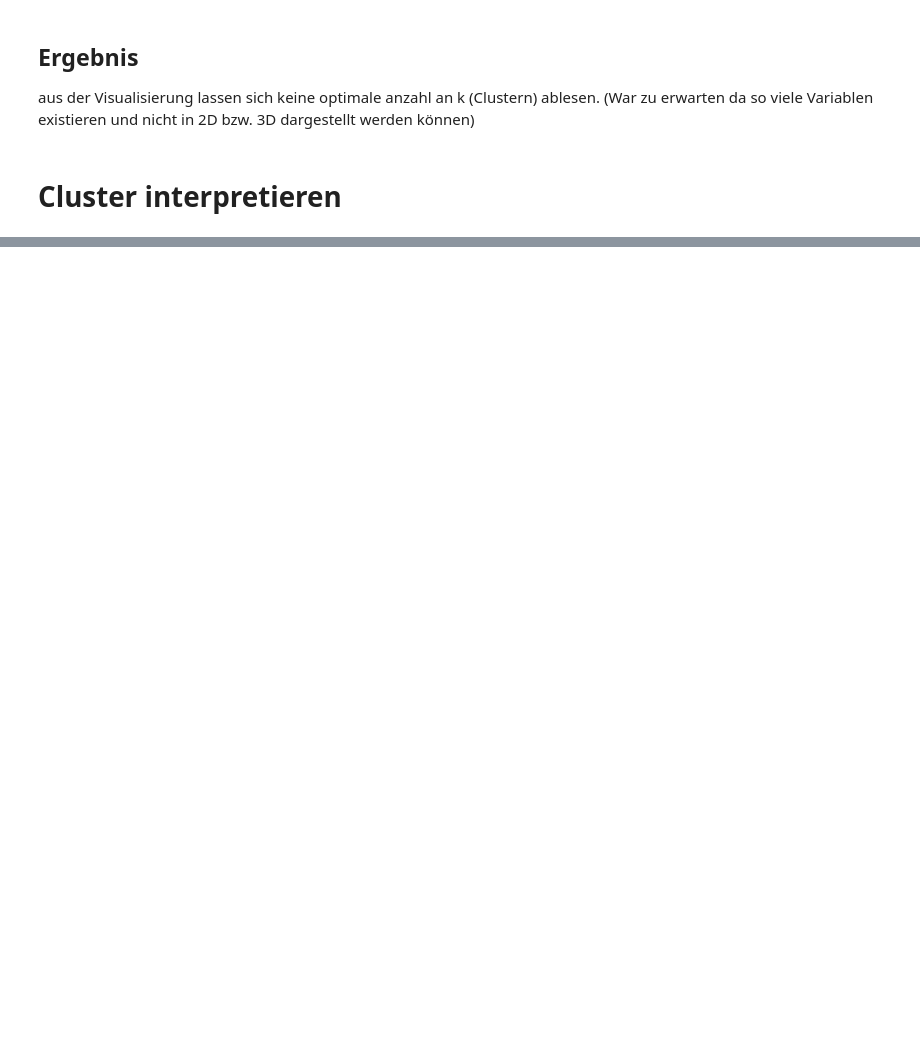
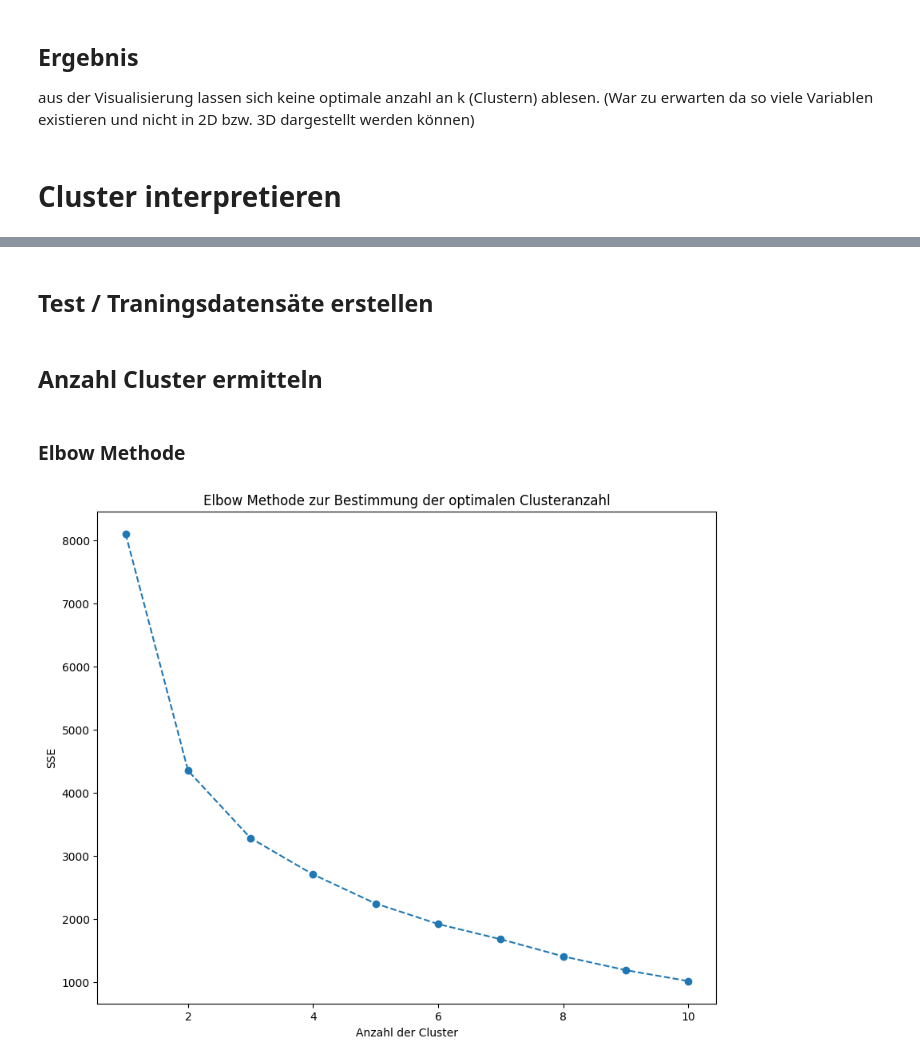
Before and after one commit to Jakob-Krey/GitShit, a Jupyter notebook: HA2_Clustering.ipynb, the cells around one changed output, grey strips where cells are left out. Cells and saved outputs as stored; diff of their text form; code cells hidden in the pictures; blank space fills up the shorter version.

```diff
--- a/HA2_Clustering.ipynb
+++ b/HA2_Clustering.ipynb
@@ -428,0 +417,51 @@ Sobald Sie diese Informationen haben, können Sie die Eigenschaften der Beobacht
+# %% [markdown]
+## Test / Traningsdatensäte erstellen
+# %%
+# Angenommen, 'X' sind Ihre Features und 'y' sind Ihre Labels.
+# Diese sollten durch Ihren tatsächlichen DataFrame ersetzt werden.
+# 'X' könnte beispielsweise alle Spalten außer der Zielvariable enthalten,
+# und 'y' könnte nur die Zielvariable enthalten.
+# Beispiel für die Erstellung von 'X' und 'y':
+X = df_scaled_reduced_features.drop('Churn', axis=1)  # Entfernt die Spalte 'Churn' aus dem DataFrame und verwendet den Rest als Features.
+y = df_scaled_reduced_features['Churn']                # Nutzt die Spalte 'Churn' des DataFrames als Labels (die vorherzusagenden Werte).
+
+# Führt die Aufteilung der Daten in Trainings- und Testsets durch.
+# Der Parameter 'test_size=0.2' bestimmt, dass 20% der Daten für das Testset reserviert werden sollen.
+# Der Parameter 'random_state=42' sorgt dafür, dass die Zufallsauswahl der Daten konsistent bleibt,
+# sodass die Ergebnisse reproduzierbar sind, wenn der Code mehrmals ausgeführt wird.
+# Das Ergebnis sind vier separate Datensätze:
+# X_train: Die Feature-Daten für das Training.
+# X_test: Die Feature-Daten für das Testen.
+# y_train: Die Label-Daten für das Training.
+# y_test: Die Label-Daten für das Testen.
+X_train_reduced, X_test_reduced, y_train_reduced, y_test_reduced = train_test_split(X, y, test_size=0.2, random_state=42)
+
+# Nach der Ausführung dieses Codes haben Sie zwei Sets von Daten:
+# - Trainingsdaten (X_train, y_train), die für das Training Ihres Modells verwendet werden.
+# - Testdaten (X_test, y_test), die für die Bewertung der Leistung Ihres Modells verwendet werden.
+# %% [markdown]
+## Anzahl Cluster ermitteln
+# %% [markdown]
+### Elbow Methode
+# %%
+# Eine Liste, um die Werte für die Summe der quadrierten Fehler (SSE) innerhalb der Cluster zu speichern
+sse = []
+
+# Testen Sie eine Reihe verschiedener Clusteranzahlen (von 1 bis 10) und speichern Sie die SSE-Werte
+for i in range(1, 11):  # Eine Schleife, die von 1 bis 10 läuft, um verschiedene Anzahlen von Clustern auszuprobieren
+    # Erstellt ein KMeans-Objekt mit i Clustern. 'init' gibt die Methode an, die für die Initialisierung der Zentroide verwendet wird.
+    # 'max_iter' ist die maximale Anzahl von Iterationen für einen einzelnen Lauf. 'n_init' ist die Anzahl der Male, die der Algorithmus
+    # mit verschiedenen Zentroid-Saatgut läuft. 'random_state' gewährleistet die Reproduzierbarkeit der Ergebnisse.
+    kmeans = KMeans(n_clusters=i, init='k-means++', max_iter=300, n_init=10, random_state=42)
+    kmeans.fit(X_train_reduced)  # Trainiert das KMeans-Modell mit den Trainingsdaten.
+    sse.append(kmeans.inertia_)  # Fügt der SSE-Liste den SSE-Wert des aktuellen KMeans-Modells hinzu ('inertia_' ist der SSE).
+
+# Erstellen eines Plots zur Visualisierung der Ergebnisse
+plt.figure(figsize=(10, 8))  # Setzt die Größe des Plots
+plt.plot(range(1, 11), sse, marker='o', linestyle='--')  # Erstellt einen Linienplot mit den SSE-Werten und markiert jeden Punkt mit einem Kreis (o).
+plt.title('Elbow Methode zur Bestimmung der optimalen Clusteranzahl')  # Setzt den Titel des Plots.
+plt.xlabel('Anzahl der Cluster')  # Beschriftet die x-Achse mit 'Anzahl der Cluster'.
+plt.ylabel('SSE')  # Beschriftet die y-Achse mit 'SSE' (Sum of Squared Errors).
+plt.show()  # Zeigt den Plot an.
+# %% [output]
+[figure, added]
```
Also changed, not shown: parts of 26 cells of this notebook, 4 other files.
